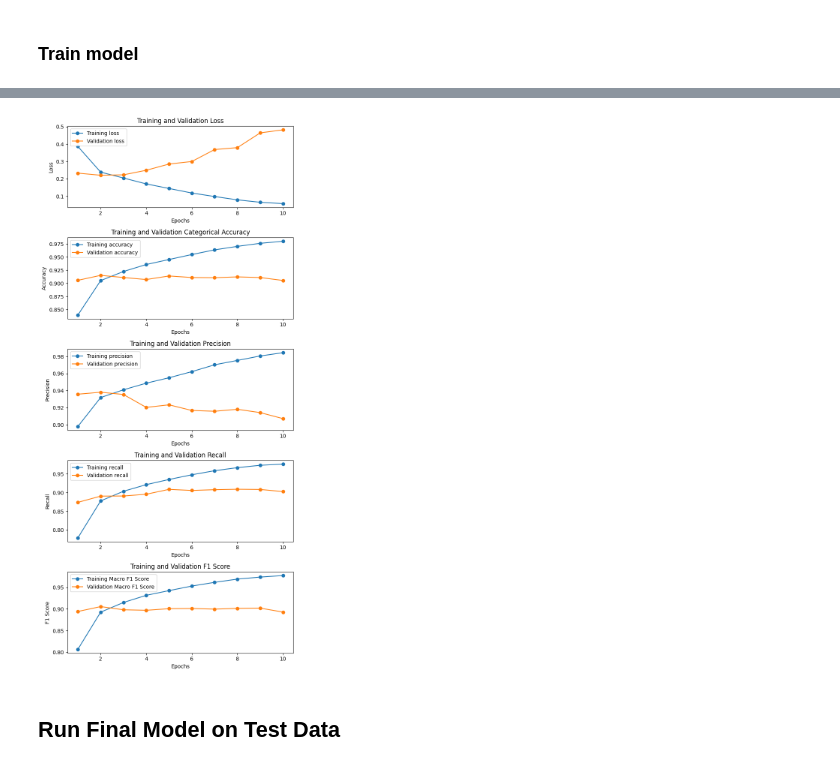
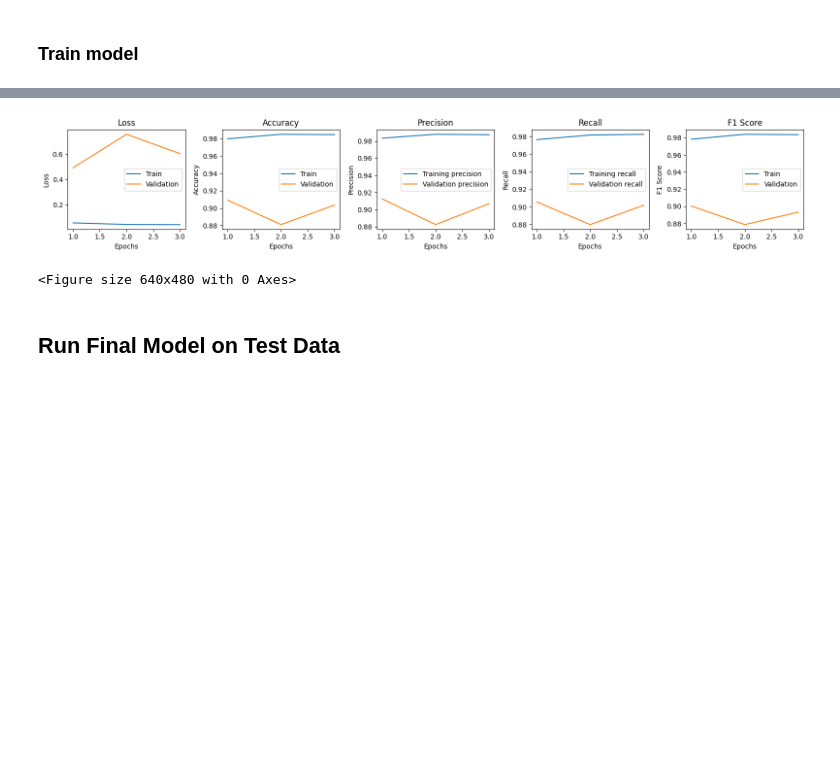
Before and after one commit to sysung/w266-final-project, a Jupyter notebook: roberta/Identifying_MisInformation_(RoBERTa_Review_Articles).ipynb, the cells around one changed output, grey strips where cells are left out. Saved outputs shown, nothing was run; the diff lists cells and outputs as text; code cells hidden in the pictures; blank space fills up the shorter version.

```diff
--- a/roberta/Identifying_MisInformation_(RoBERTa_Review_Articles).ipynb
+++ b/roberta/Identifying_MisInformation_(RoBERTa_Review_Articles).ipynb
@@ -202,9 +202,9 @@ roberta_inputs = {'input_ids': input_ids,
 roberta_model.trainable = True
 roberta_outputs = roberta_model(roberta_inputs)
 
-pooler_token = roberta_outputs[1]
+avg_layer = tf.math.reduce_mean(roberta_outputs[0], axis=1)
 
-hidden = tf.keras.layers.Dense(hidden_size, activation='relu', name='hidden_layer')(pooler_token)
+hidden = tf.keras.layers.Dense(hidden_size, activation='relu', name='hidden_layer')(avg_layer)
 
 hidden = tf.keras.layers.Dropout(dropout)(hidden)
 
@@ -247,11 +247,11 @@ ________________________________________________________________________________
 # %%
 # Set variables
 batch_size = 12
-epochs = 10
+epochs = 3
 claim_article_msl = 512
 string_date = str(dt.datetime.now()).replace(' ', '_')
-checkpoint_dir = "/content/drive/MyDrive/w266_final_project_checkpoints/roberta_review_articles/"
-checkpoint_path = checkpoint_dir + "weights.{string_date}-{epoch:02d}-{val_loss:.2f}-{val_f1_score:.2f}.hdf5"
+checkpoint_dir = f"/content/drive/MyDrive/w266_final_project_checkpoints/roberta_review_articles/{string_date}/"
+checkpoint_path = checkpoint_dir + "weights.{epoch:02d}-{val_loss:.2f}-{val_f1_score:.2f}.hdf5"
 checkpoint = 'distilroberta-base'
 encoder = OneHotEncoder(sparse_output=False)
 
@@ -290,51 +297,66 @@ model_history = model.fit(
 # %%
 history_keys = list(model_history.history.keys())
 
+train_loss = model_history.history[history_keys[0]]
+train_cat_acc = model_history.history[history_keys[1]]
+train_prec = model_history.history[history_keys[2]]
+train_recall = model_history.history[history_keys[3]]
+train_f1 = model_history.history[history_keys[4]]
+
+valid_loss = model_history.history[history_keys[5]]
+valid_cat_acc = model_history.history[history_keys[6]]
+valid_prec = model_history.history[history_keys[7]]
+valid_recall = model_history.history[history_keys[8]]
+valid_f1 = model_history.history[history_keys[9]]
+
 # Create subplots
-fig, axes = plt.subplots(5, 1, figsize=(7, 15))
-epochs = range(1, len(model_history.history['loss']) + 1)
+fig, axes = plt.subplots(1, 5, figsize=(16, 3))
+epochs = range(1, len(train_loss) + 1)
 
-axes[0].plot(epochs, model_history.history[history_keys[0]], 'o-', label='Training loss')
-axes[0].plot(epochs, model_history.history[history_keys[5]], 'o-', label='Validation loss')
-axes[0].set_title('Training and Validation Loss')
+axes[0].plot(epochs, train_loss, '-', label='Train')
+axes[0].plot(epochs, valid_loss, '-', label='Validation')
+axes[0].set_title('Loss')
 axes[0].set_xlabel('Epochs')
 axes[0].set_ylabel('Loss')
 axes[0].legend()
 
-axes[1].plot(epochs, model_history.history[history_keys[1]], 'o-', label='Training accuracy')
-axes[1].plot(epochs, model_history.history[history_keys[6]], 'o-', label='Validation accuracy')
-axes[1].set_title('Training and Validation Categorical Accuracy')
+axes[1].plot(epochs, train_cat_acc, '-', label='Train')
+axes[1].plot(epochs, valid_cat_acc, '-', label='Validation')
+axes[1].set_title('Accuracy')
 axes[1].set_xlabel('Epochs')
 axes[1].set_ylabel('Accuracy')
 axes[1].legend()
 
-axes[2].plot(epochs, model_history.history[history_keys[2]], 'o-', label='Training precision')
-axes[2].plot(epochs, model_history.history[history_keys[7]], 'o-', label='Validation precision')
-axes[2].set_title('Training and Validation Precision')
+axes[2].plot(epochs, train_prec, '-', label='Training precision')
+axes[2].plot(epochs, valid_prec, '-', label='Validation precision')
+axes[2].set_title('Precision')
 axes[2].set_xlabel('Epochs')
 axes[2].set_ylabel('Precision')
 axes[2].legend()
 
-axes[3].plot(epochs, model_history.history[history_keys[3]], 'o-', label='Training recall')
-axes[3].plot(epochs, model_history.history[history_keys[8]], 'o-', label='Validation recall')
-axes[3].set_title('Training and Validation Recall')
+axes[3].plot(epochs, train_recall, '-', label='Training recall')
+axes[3].plot(epochs, valid_recall, '-', label='Validation recall')
+axes[3].set_title('Recall')
 axes[3].set_xlabel('Epochs')
 axes[3].set_ylabel('Recall')
 axes[3].legend()
 
-axes[4].plot(epochs, model_history.history[history_keys[4]], 'o-', label='Training Macro F1 Score')
-axes[4].plot(epochs, model_history.history[history_keys[9]], 'o-', label='Validation Macro F1 Score')
-axes[4].set_title('Training and Validation F1 Score')
+axes[4].plot(epochs, train_f1, '-', label='Train')
+axes[4].plot(epochs, valid_f1, '-', label='Validation')
+axes[4].set_title('F1 Score')
 axes[4].set_xlabel('Epochs')
 axes[4].set_ylabel('F1 Score')
 axes[4].legend()
 
 plt.tight_layout()
 plt.show()
 
-plt.savefig(f"roberta_review_article_{string_date}_history.png")
+string_date = str(dt.datetime.now()).replace(' ', '_')
+checkpoint_dir = "/content/drive/MyDrive/w266_final_project_checkpoints/roberta_review_articles"
+plt.savefig(f"{checkpoint_dir}/roberta_review_article_{string_date}_history.png")
 # %% [output]
-[figure, old version]
+[figure, new version]
+<Figure size 640x480 with 0 Axes>
 # %% [markdown]
 ## Run Final Model on Test Data
 # %%
```
Also changed, not shown: parts of 12 cells of this notebook.
